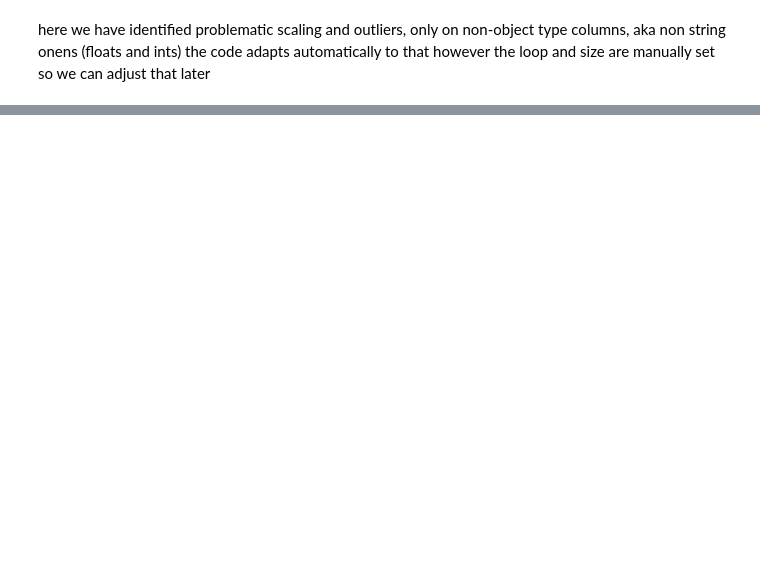
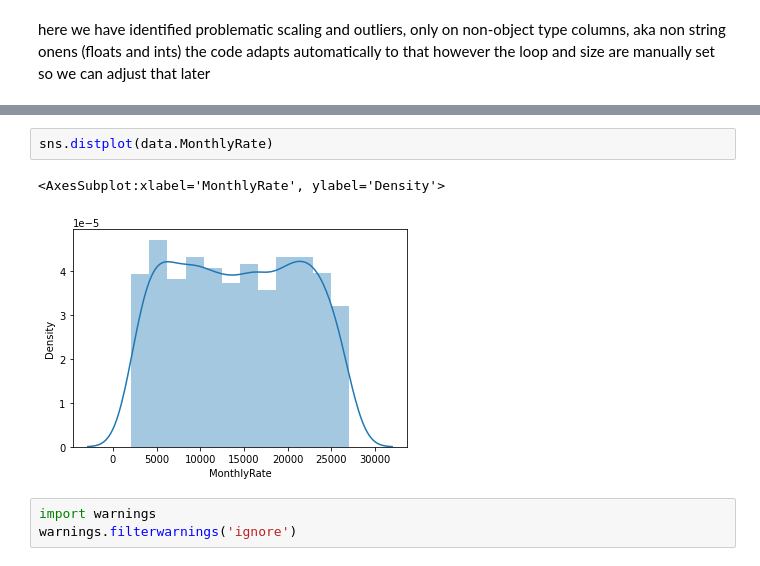
Before and after one commit to super-cinnamon/Projet_DM, a Jupyter notebook: projet.ipynb, the cells around one changed output, grey strips where cells are left out. Saved outputs shown, nothing was run; the diff lists cells and outputs as text; blank space fills up the shorter version.

```diff
--- a/projet.ipynb
+++ b/projet.ipynb
@@ -136,0 +251,8 @@ the code adapts automatically to that however the loop and size are manually set
+# %%
+sns.distplot(data.MonthlyRate)
+# %% [output]
+<AxesSubplot:xlabel='MonthlyRate', ylabel='Density'>
+[figure, added]
+# %%
+import warnings
+warnings.filterwarnings('ignore')
```
Also changed, not shown: parts of 9 cells of this notebook.
